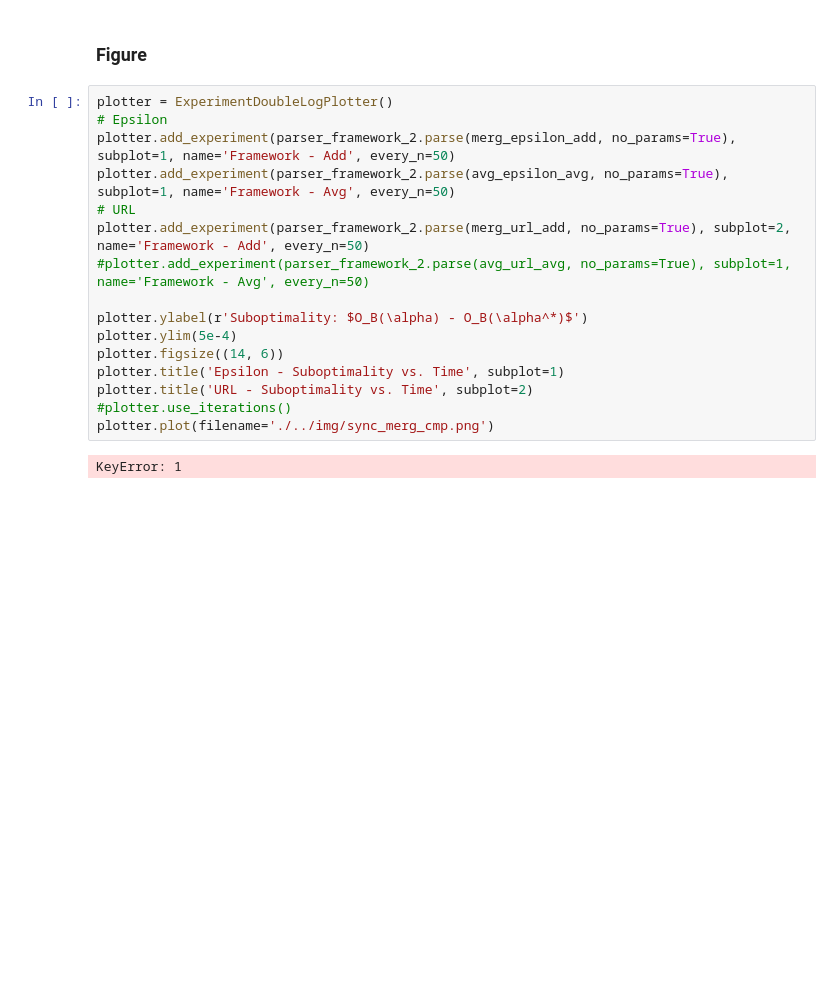
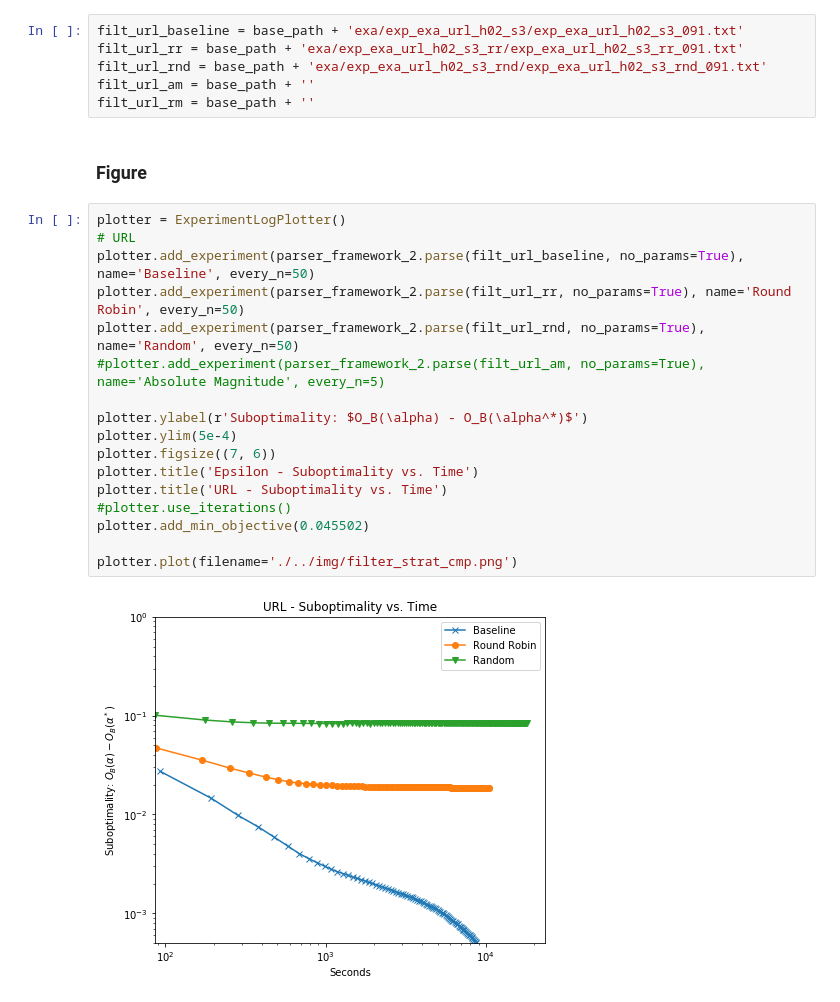
Before and after one commit to ChristophAlt/thesis, a Jupyter notebook: notebooks/experiments.ipynb, the cells around one changed output. Cells and saved outputs as stored; diff of their text form; blank space fills up the shorter version.

```diff
--- a/notebooks/experiments.ipynb
+++ b/notebooks/experiments.ipynb
@@ -681,20 +664,27 @@ avg_url_avg = base_path + ''
+# %%
+filt_url_baseline = base_path + 'exa/exp_exa_url_h02_s3/exp_exa_url_h02_s3_091.txt'
+filt_url_rr = base_path + 'exa/exp_exa_url_h02_s3_rr/exp_exa_url_h02_s3_rr_091.txt'
+filt_url_rnd = base_path + 'exa/exp_exa_url_h02_s3_rnd/exp_exa_url_h02_s3_rnd_091.txt'
+filt_url_am = base_path + ''
+filt_url_rm = base_path + ''
 # %% [markdown]
 ### Figure
 # %%
-plotter = ExperimentDoubleLogPlotter()
-# Epsilon
-plotter.add_experiment(parser_framework_2.parse(merg_epsilon_add, no_params=True), subplot=1, name='Framework - Add', every_n=50)
-plotter.add_experiment(parser_framework_2.parse(avg_epsilon_avg, no_params=True), subplot=1, name='Framework - Avg', every_n=50)
+plotter = ExperimentLogPlotter()
 # URL
-plotter.add_experiment(parser_framework_2.parse(merg_url_add, no_params=True), subplot=2, name='Framework - Add', every_n=50)
-#plotter.add_experiment(parser_framework_2.parse(avg_url_avg, no_params=True), subplot=1, name='Framework - Avg', every_n=50)
+plotter.add_experiment(parser_framework_2.parse(filt_url_baseline, no_params=True), name='Baseline', every_n=50)
+plotter.add_experiment(parser_framework_2.parse(filt_url_rr, no_params=True), name='Round Robin', every_n=50)
+plotter.add_experiment(parser_framework_2.parse(filt_url_rnd, no_params=True), name='Random', every_n=50)
+#plotter.add_experiment(parser_framework_2.parse(filt_url_am, no_params=True), name='Absolute Magnitude', every_n=5)
 
 plotter.ylabel(r'Suboptimality: $O_B(\alpha) - O_B(\alpha^*)$')
 plotter.ylim(5e-4)
-plotter.figsize((14, 6))
-plotter.title('Epsilon - Suboptimality vs. Time', subplot=1)
-plotter.title('URL - Suboptimality vs. Time', subplot=2)
+plotter.figsize((7, 6))
+plotter.title('Epsilon - Suboptimality vs. Time')
+plotter.title('URL - Suboptimality vs. Time')
 #plotter.use_iterations()
-plotter.plot(filename='./../img/sync_merg_cmp.png')
+plotter.add_min_objective(0.045502)
+
+plotter.plot(filename='./../img/filter_strat_cmp.png')
 # %% [output]
-KeyError: 1
+[figure, added]
```
Also changed, not shown: parts of 17 cells of this notebook, 7 other files.
